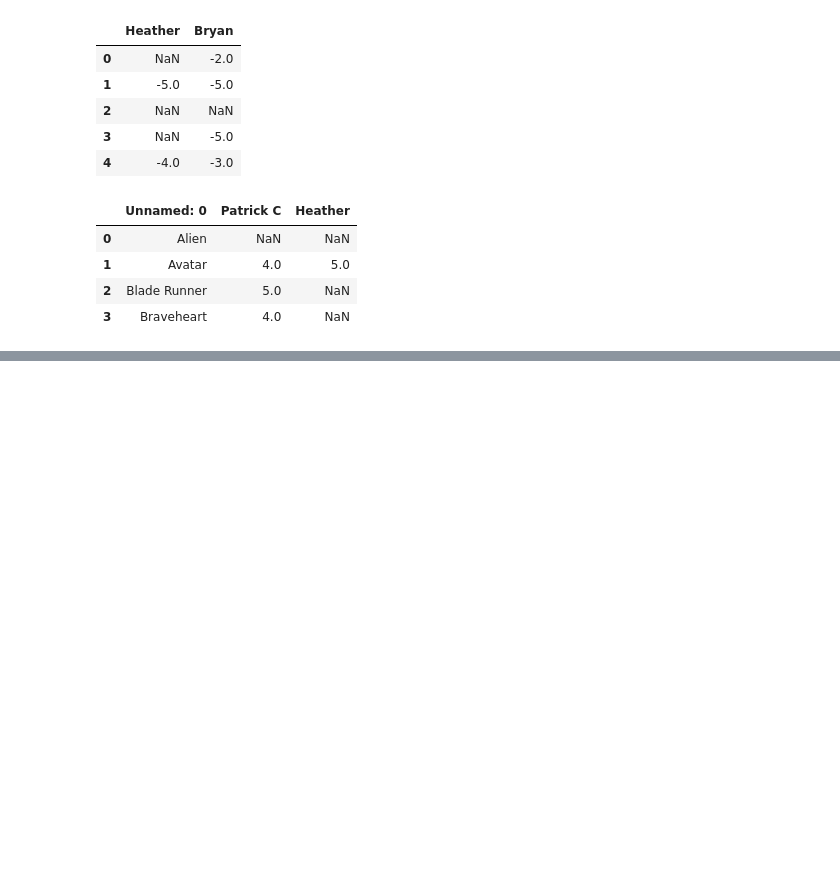
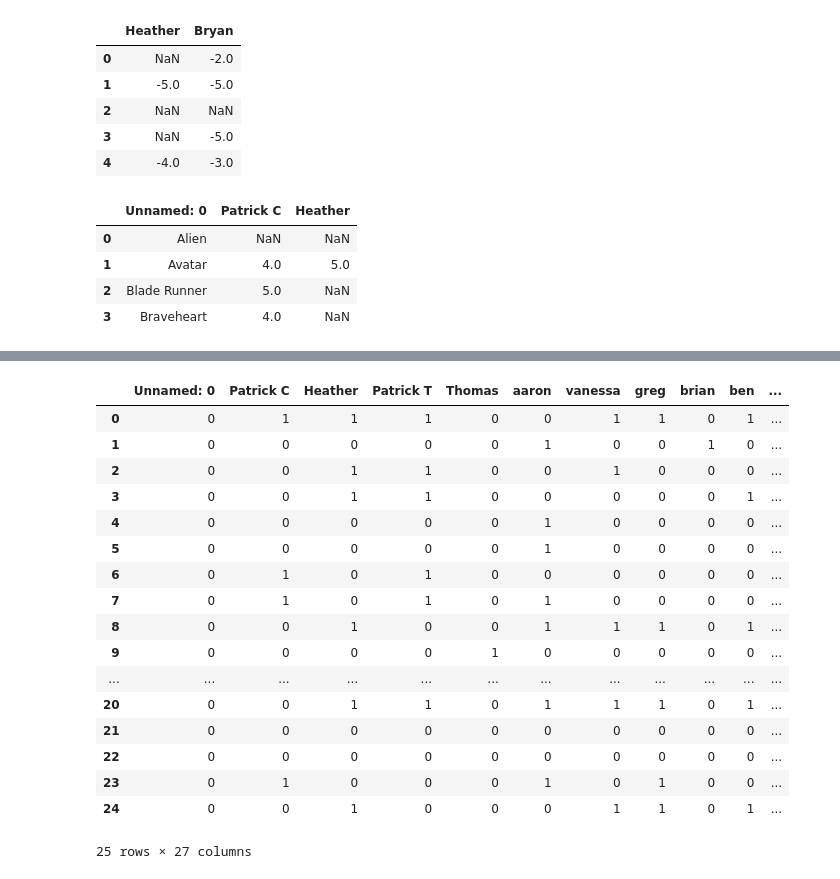
Before and after one commit to jfloreshe/Colab, a Jupyter notebook: temp/numpy-pandas.ipynb, the cells around one changed output, grey strips where cells are left out. Drawn from its saved outputs; the diff is of its cells as text; code cells hidden in the pictures; blank space fills up the shorter version.

```diff
--- a/temp/numpy-pandas.ipynb
+++ b/temp/numpy-pandas.ipynb
@@ -291,0 +380,21 @@ df_mr.iloc[0:4, 0:3]
+# %%
+df_mr.isnull()*1
+# %% [output]
+|  | Unnamed: 0 | Patrick C | Heather | Patrick T | Thomas | aaron | vanessa | greg | brian | ben | ... |
+| 0 | 0 | 1 | 1 | 1 | 0 | 0 | 1 | 1 | 0 | 1 | ... |
+| 1 | 0 | 0 | 0 | 0 | 0 | 1 | 0 | 0 | 1 | 0 | ... |
+| 2 | 0 | 0 | 1 | 1 | 0 | 0 | 1 | 0 | 0 | 0 | ... |
+| 3 | 0 | 0 | 1 | 1 | 0 | 0 | 0 | 0 | 0 | 1 | ... |
+| 4 | 0 | 0 | 0 | 0 | 0 | 1 | 0 | 0 | 0 | 0 | ... |
+| 5 | 0 | 0 | 0 | 0 | 0 | 1 | 0 | 0 | 0 | 0 | ... |
+| 6 | 0 | 1 | 0 | 1 | 0 | 0 | 0 | 0 | 0 | 0 | ... |
+| 7 | 0 | 1 | 0 | 1 | 0 | 1 | 0 | 0 | 0 | 0 | ... |
+| 8 | 0 | 0 | 1 | 0 | 0 | 1 | 1 | 1 | 0 | 1 | ... |
+| 9 | 0 | 0 | 0 | 0 | 1 | 0 | 0 | 0 | 0 | 0 | ... |
+| ... | ... | ... | ... | ... | ... | ... | ... | ... | ... | ... | ... |
+| 20 | 0 | 0 | 1 | 1 | 0 | 1 | 1 | 1 | 0 | 1 | ... |
+| 21 | 0 | 0 | 0 | 0 | 0 | 0 | 0 | 0 | 0 | 0 | ... |
+| 22 | 0 | 0 | 0 | 0 | 0 | 0 | 0 | 0 | 0 | 0 | ... |
+| 23 | 0 | 1 | 0 | 0 | 0 | 1 | 0 | 1 | 0 | 0 | ... |
+| 24 | 0 | 0 | 1 | 0 | 0 | 0 | 1 | 1 | 0 | 1 | ... |
+25 rows × 27 columns
```
Also changed, not shown: parts of 25 cells of this notebook, 2 other files.
